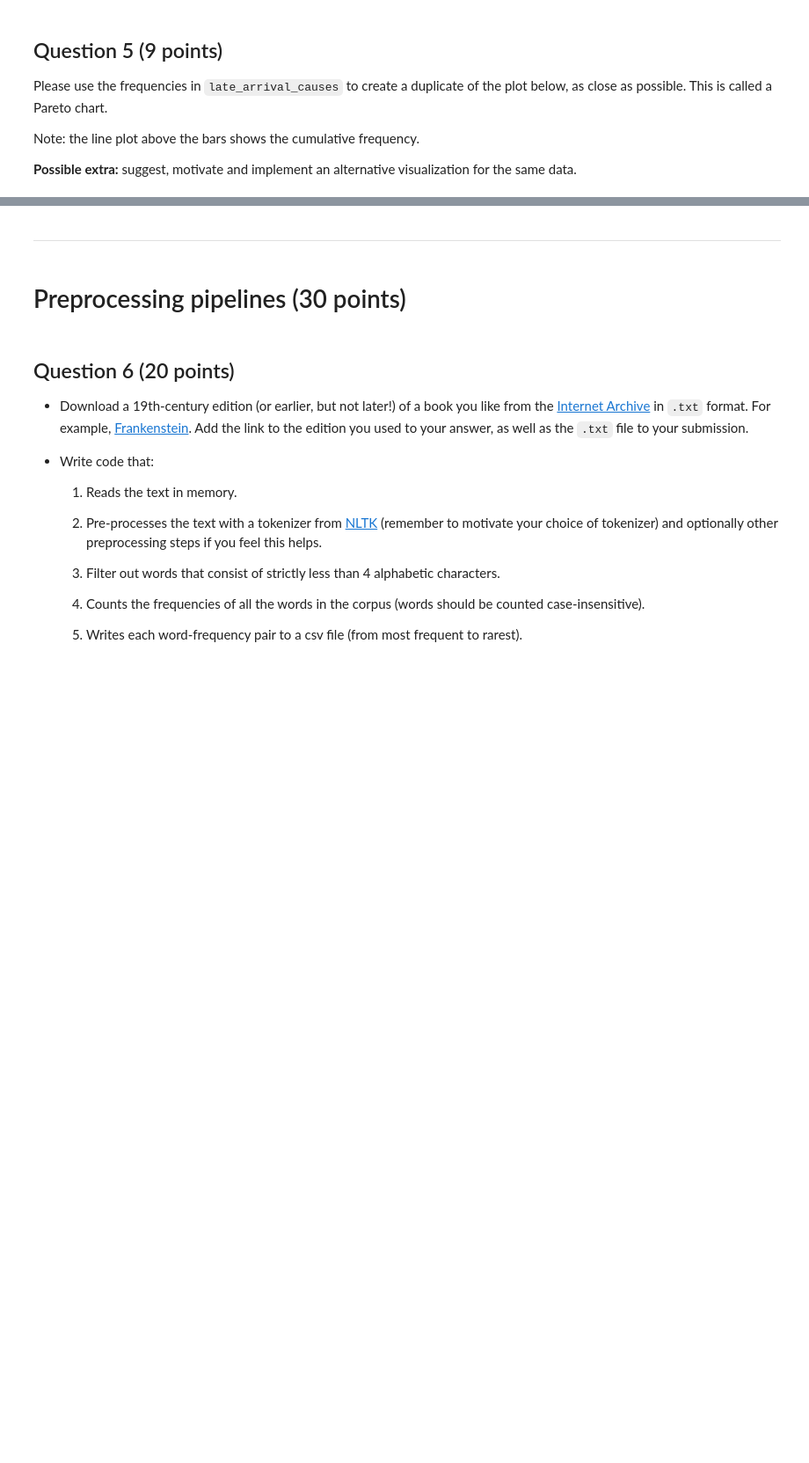
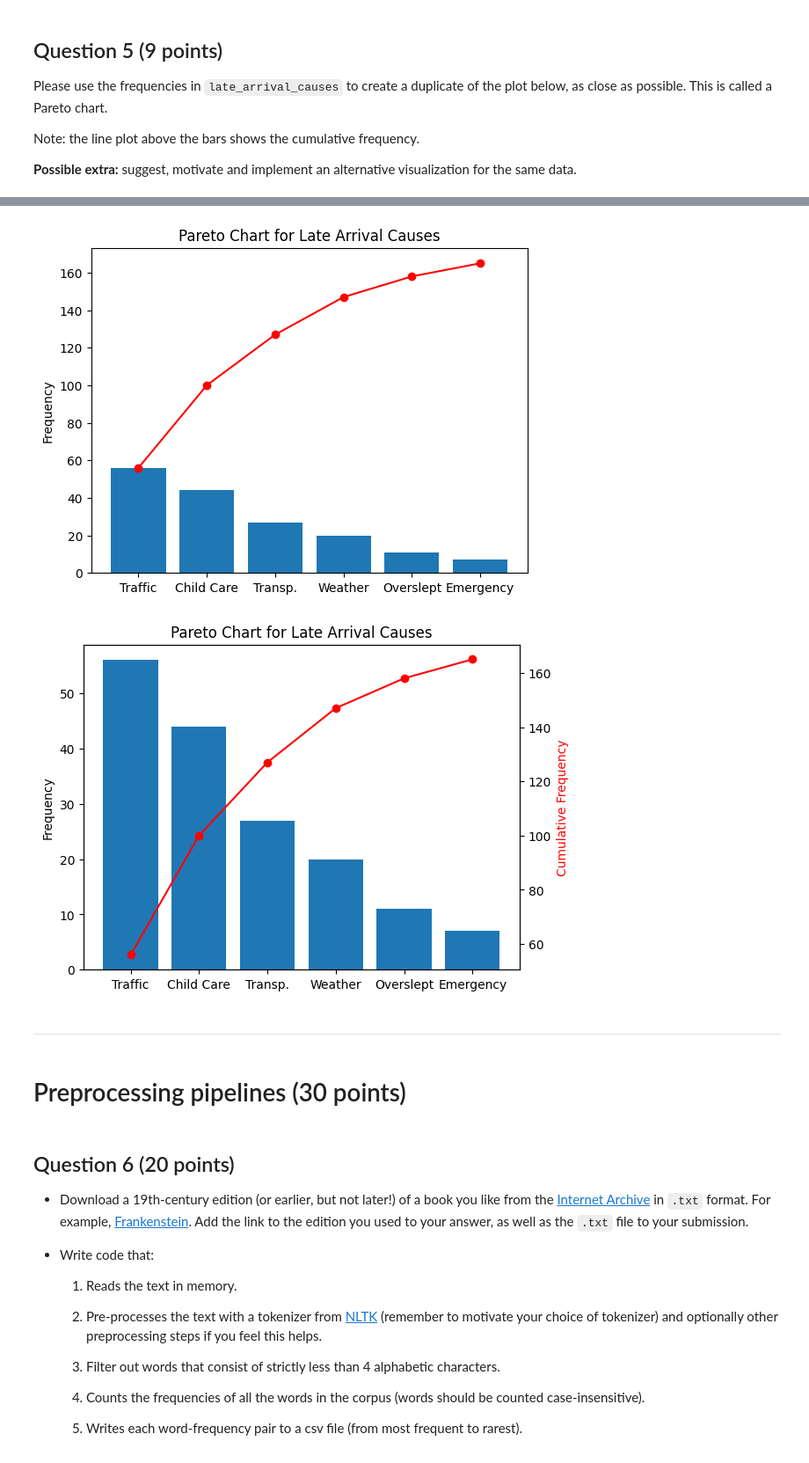
Before and after one commit to GiamiH/AUC_TMCI_2021, a Jupyter notebook: Assignments/assignment_1/notebook.ipynb, the cells around one changed output, grey strips where cells are left out. Shown: that part at 88% size. Saved outputs shown, nothing was run; the diff lists cells and outputs as text; code cells hidden in the pictures; blank space fills up the shorter version.

```diff
--- a/Assignments/assignment_1/notebook.ipynb
+++ b/Assignments/assignment_1/notebook.ipynb
@@ -132,24 +134,22 @@ Solutions where you adapt the provided regular expression will get more points t
 import re
 from collections import Counter
 
-def consonant_clusters_frequency(file_path):
-    consonant_clusters = Counter()
+def consonant_frequency(file_path):
+    consonant = Counter()
     with open(file_path, 'r', encoding='utf-8') as file:
         for line in file:
             line = re.sub(r'\b-\b|\n', ' ', line)    # remove hyphens and line breaks within words
-            matches = re.findall(r'(?<=\b)[^aeiou\d\s\W]{2,}', line, flags=re.IGNORECASE)
+            matches = re.findall(r'(?<=\b)[^aeiou\d\s\W]{2,}', line, flags=re.IGNORECASE)   # find initial consonant
 
-            # Update the consonant clusters Counter
             for match in matches:
-                cluster = match.lower()     # Convert the match to lowercase for case-insensitive counting
-                consonant_clusters[cluster] += 1
-    return consonant_clusters
+                cluster = match.lower()
+                consonant[cluster] += 1
+    return consonant
 
-# Print the sorted consonant clusters by frequency
-result = consonant_clusters_frequency('data/melville-md.txt')
+# print sorted consonant clusters by frequency
+result = consonant_frequency('data/melville-md.txt')
 sorted_clusters = sorted(result.items(), key=lambda x: x[1], reverse=True)
-print('\nConsonant Clusters Sorted by Frequency:')
 for cluster, frequency in sorted_clusters:
-    print(f'{cluster[:2]}: {frequency}')
+    print(f'{cluster}: {frequency}')
 # %% [output]
 th: 25697
@@ -194,3 +186,39 @@ late_arrival_causes = {"Child Care" : 44, "Emergency" : 7, "Overslept" : 11, "Tr
+# %%
+import matplotlib.pyplot as plt
+
+late_arrival_causes = { "Emergency": 7, "Overslept": 11, "Weather": 20, "Transp.": 27, "Child Care": 44, "Traffic": 56}
+
+sorted_causes = sorted(late_arrival_causes.items(), key=lambda x: x[1], reverse=True)
+
+# calculate cumulative frequencies
+cumulative_frequency = [0]
+for cause, frequency in sorted_causes:
+    cumulative_frequency.append(cumulative_frequency[-1] + frequency)
+
+# plot results
+fig, ax = plt.subplots()
+ax.bar([cause[0] for cause in sorted_causes], [cause[1] for cause in sorted_causes])   # bar plot for frequencies
+ax.plot([cause[0] for cause in sorted_causes], cumulative_frequency[1:], color='r', marker='o')   # line plot for cumulative frequencies
+ax.set_ylabel('Frequency')
+plt.title('Pareto Chart for Late Arrival Causes')
+
+# calculate cumulative frequencies (alt.)
+cumulative_frequencies = [56]
+for cause, frequency in sorted_causes[1:]:
+    cumulative_frequencies.append(cumulative_frequencies[-1] + frequency)
+
+# plot results (alt.)
+fig, ax1 = plt.subplots()
+ax1.bar([cause[0] for cause in sorted_causes], [cause[1] for cause in sorted_causes])    # bar plot
+ax2 = ax1.twinx()   # creates a new (twin) y-axis
+ax2.plot([cause[0] for cause in sorted_causes], cumulative_frequencies, color='r', marker='o')  # line plot
+ax1.set_ylabel('Frequency')
+ax2.set_ylabel('Cumulative Frequency', color='r')
+plt.title('Pareto Chart for Late Arrival Causes')
+plt.show()
+# %% [output]
+[figure, added]
+[figure, added]
 # %% [markdown]
 ---
 # %% [markdown]
```
Also changed, not shown: parts of 14 cells of this notebook.
